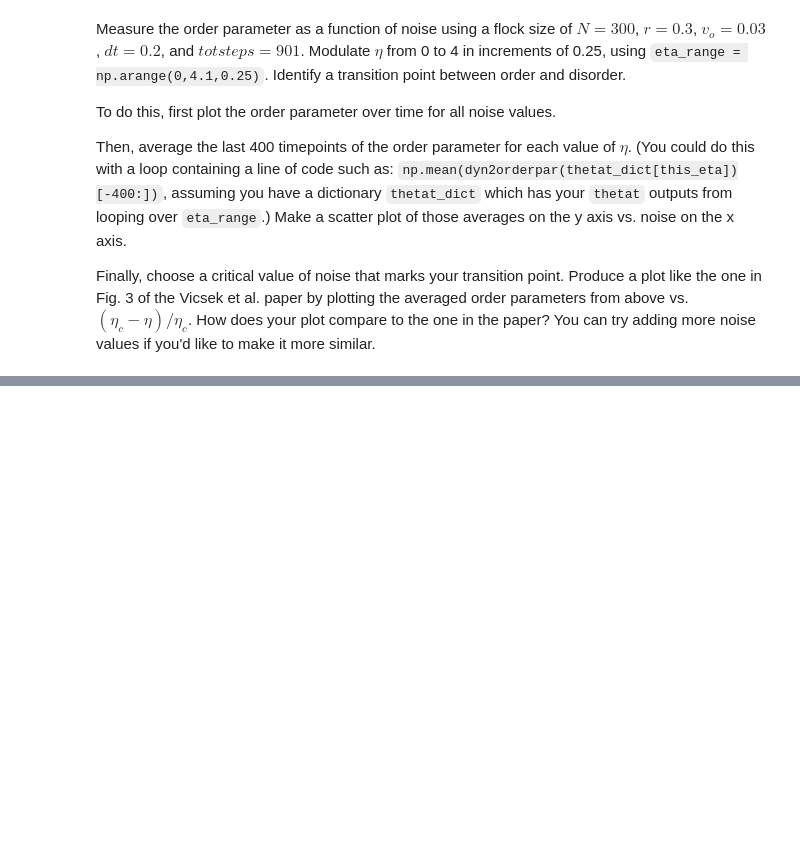
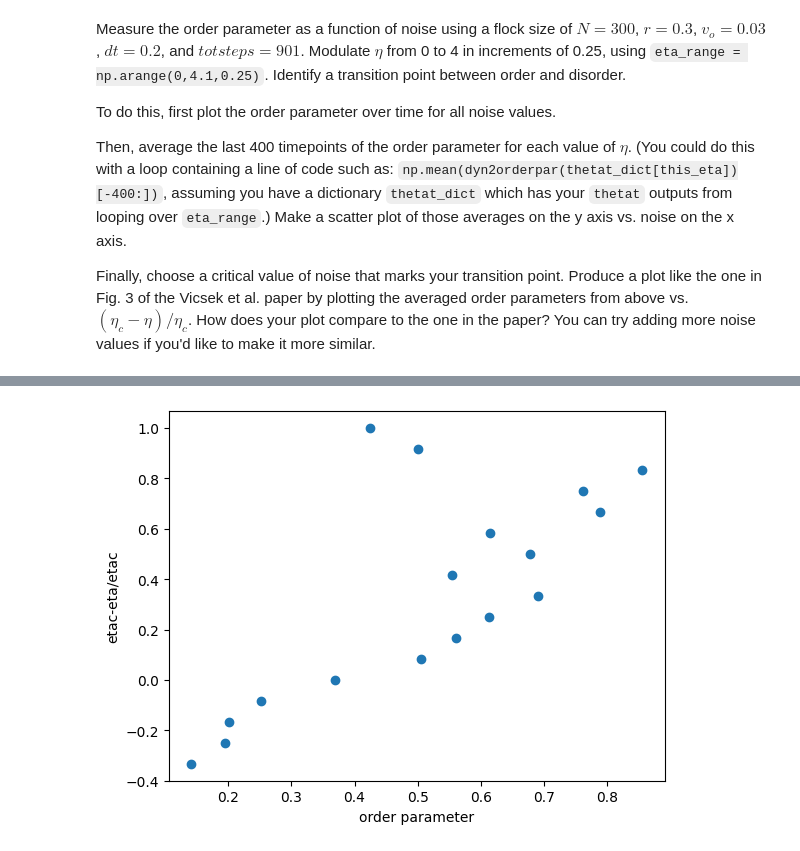
Before and after one commit to 44787313/prog2024, a Jupyter notebook: Homework_3.ipynb, the cells around one changed output, grey strips where cells are left out. Saved outputs shown, nothing was run; the diff lists cells and outputs as text; code cells hidden in the pictures; blank space fills up the shorter version.

```diff
--- a/Homework_3.ipynb
+++ b/Homework_3.ipynb
@@ -127,0 +190,11 @@ Finally, choose a critical value of noise that marks your transition point. Prod
+# %%
+etac = 3.0
+criticalnorm = []
+for eta in eta_range:
+  criticalnorm.append((etac-eta)/etac)
+plt.scatter(np.array(mean400)[:,1], criticalnorm)
+plt.xlabel('order parameter')
+plt.ylabel('etac-eta/etac')
+plt.show()
+# %% [output]
+[figure, added]
```
Also changed, not shown: parts of 8 cells of this notebook.
